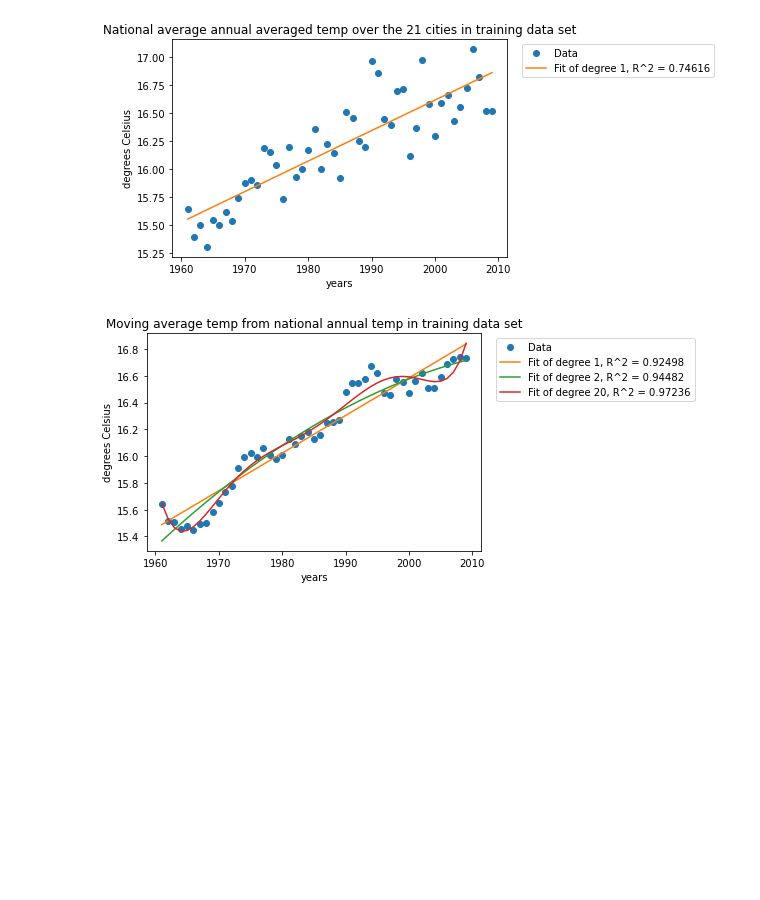
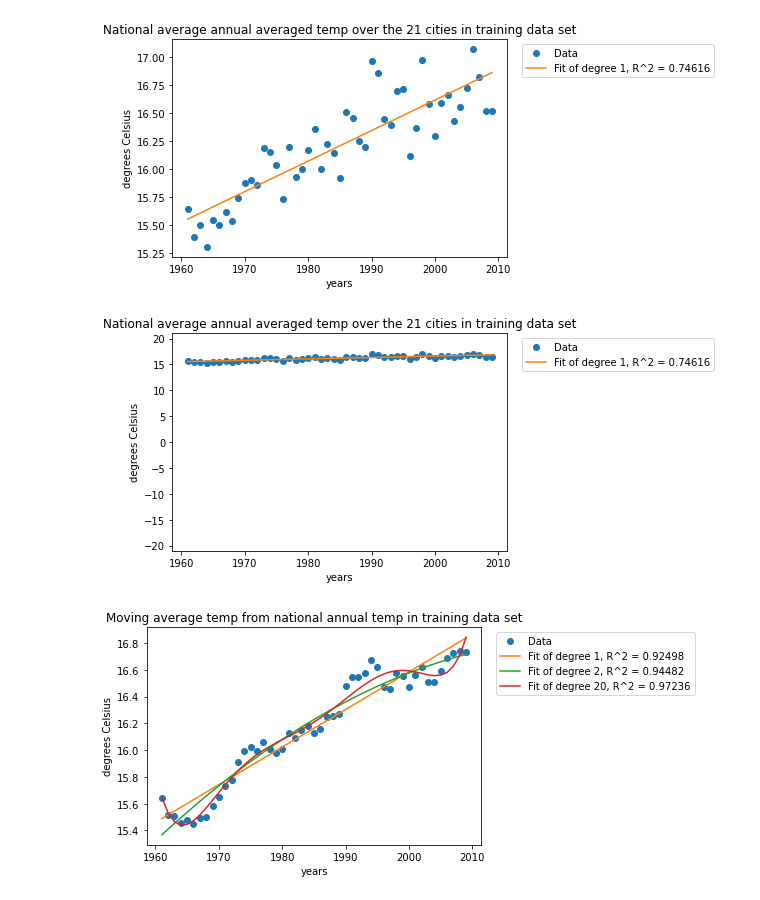
Before and after one commit to EarthAkkharawat/Modeling-global-warming, a Jupyter notebook: global-warming-model.ipynb, the cells around one changed output. Saved outputs shown, nothing was run; the diff lists cells and outputs as text; code cells hidden in the pictures; blank space fills up the shorter version.

```diff
--- a/global-warming-model.ipynb
+++ b/global-warming-model.ipynb
@@ -155,6 +177,10 @@ models = generate_models(x, y, [1])
 evaluate_models_on_training(x, y, models, title = "National average annual averaged temp over the 21 cities in training data set")
 # %% [output]
 [figure]
+# %%
+evaluate_models_on_training_axis_ranged(x, y, models, title = "National average annual averaged temp over the 21 cities in training data set")
+# %% [output]
+[figure, added]
 # %%
 def moving_average(y, window_length):
     moving_avg = []
```
Also changed, not shown: parts of 8 cells of this notebook.
